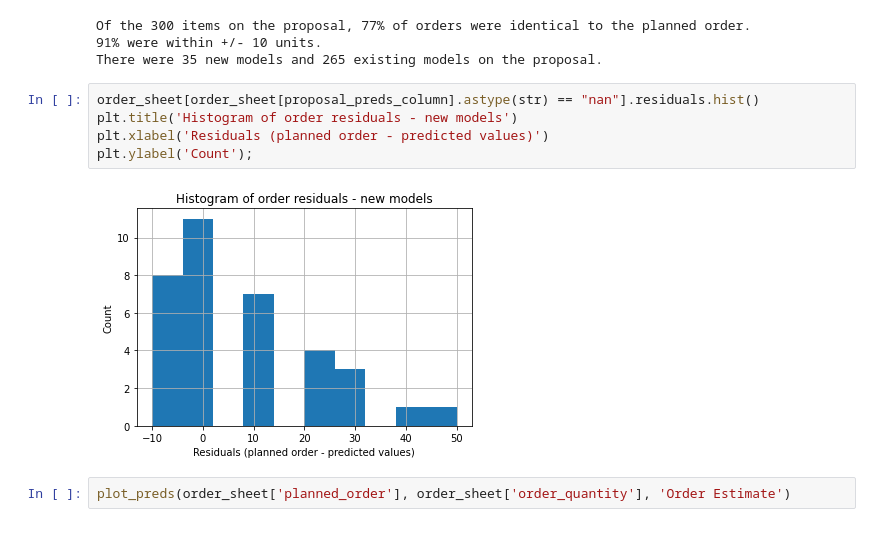
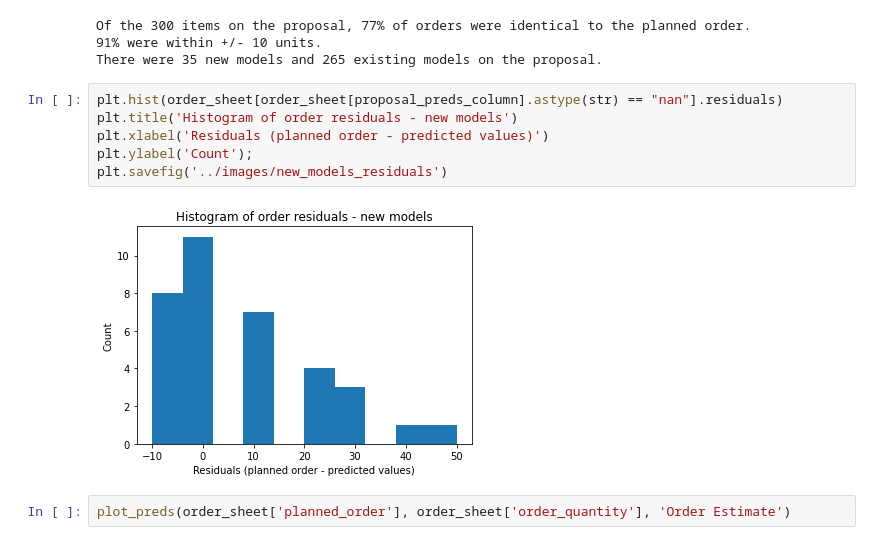
Before and after one commit to vmorenocosta/project-capstone-watch-sales, a Jupyter notebook: code/07_Proposal_Order_Amounts.ipynb, the cells around one changed output. Saved outputs shown, nothing was run; the diff lists cells and outputs as text.

Commit message:
added figures to appendix of presentation

```diff
--- a/code/07_Proposal_Order_Amounts.ipynb
+++ b/code/07_Proposal_Order_Amounts.ipynb
@@ -150,12 +150,13 @@ Of the 300 items on the proposal, 77% of orders were identical to the planned or
 91% were within +/- 10 units.
 There were 35 new models and 265 existing models on the proposal.
 # %%
-order_sheet[order_sheet[proposal_preds_column].astype(str) == "nan"].residuals.hist()
+plt.hist(order_sheet[order_sheet[proposal_preds_column].astype(str) == "nan"].residuals)
 plt.title('Histogram of order residuals - new models')
 plt.xlabel('Residuals (planned order - predicted values)')
 plt.ylabel('Count');
+plt.savefig('../images/new_models_residuals')
 # %% [output]
-[figure, old version]
+[figure, new version]
 # %%
 plot_preds(order_sheet['planned_order'], order_sheet['order_quantity'], 'Order Estimate')
 # %% [output]
```
Also changed, not shown: 3 other files.
